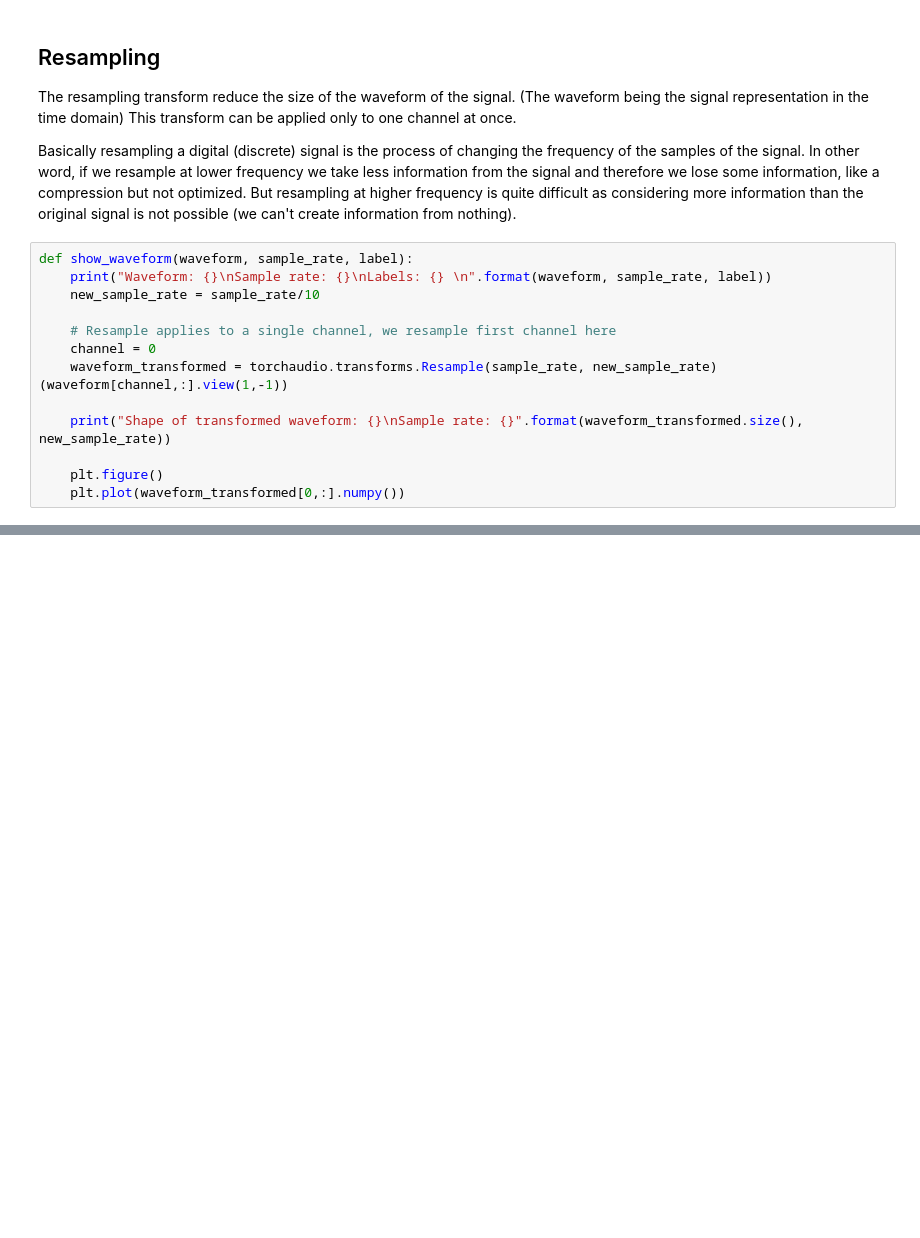
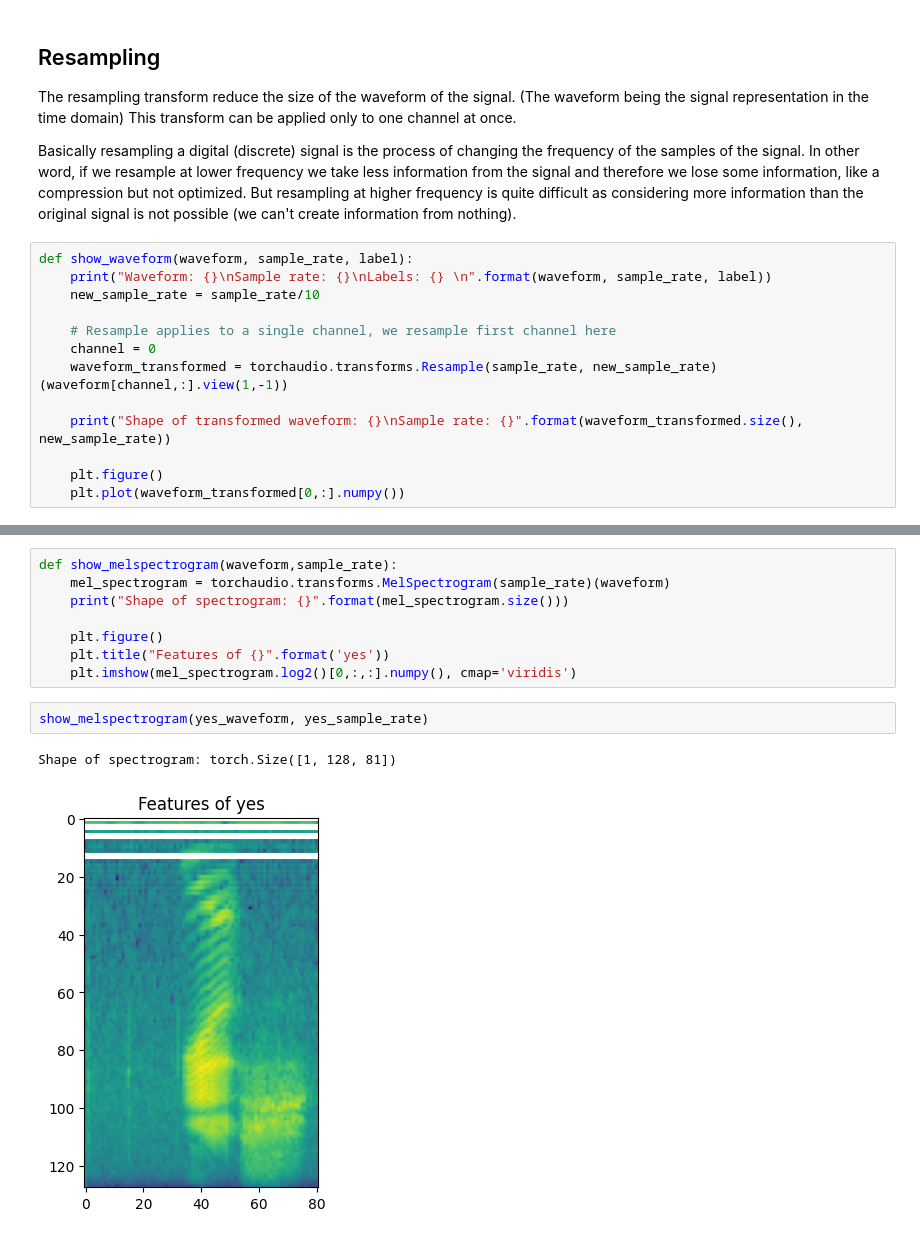
Before and after one commit to Mudezer/LISA-ProjectH419, a Jupyter notebook: Sound_Classification/microsoft_course.ipynb, the cells around one changed output, grey strips where cells are left out. Saved outputs shown, nothing was run; the diff lists cells and outputs as text; blank space fills up the shorter version.

```diff
--- a/Sound_Classification/microsoft_course.ipynb
+++ b/Sound_Classification/microsoft_course.ipynb
@@ -229,0 +297,13 @@ def show_waveform(waveform, sample_rate, label):
+# %%
+def show_melspectrogram(waveform,sample_rate):
+    mel_spectrogram = torchaudio.transforms.MelSpectrogram(sample_rate)(waveform)
+    print("Shape of spectrogram: {}".format(mel_spectrogram.size()))
+
+    plt.figure()
+    plt.title("Features of {}".format('yes'))
+    plt.imshow(mel_spectrogram.log2()[0,:,:].numpy(), cmap='viridis')
+# %%
+show_melspectrogram(yes_waveform, yes_sample_rate)
+# %% [output]
+Shape of spectrogram: torch.Size([1, 128, 81])
+[figure, added]
```
Also changed, not shown: parts of 30 cells of this notebook, 1 other file.
